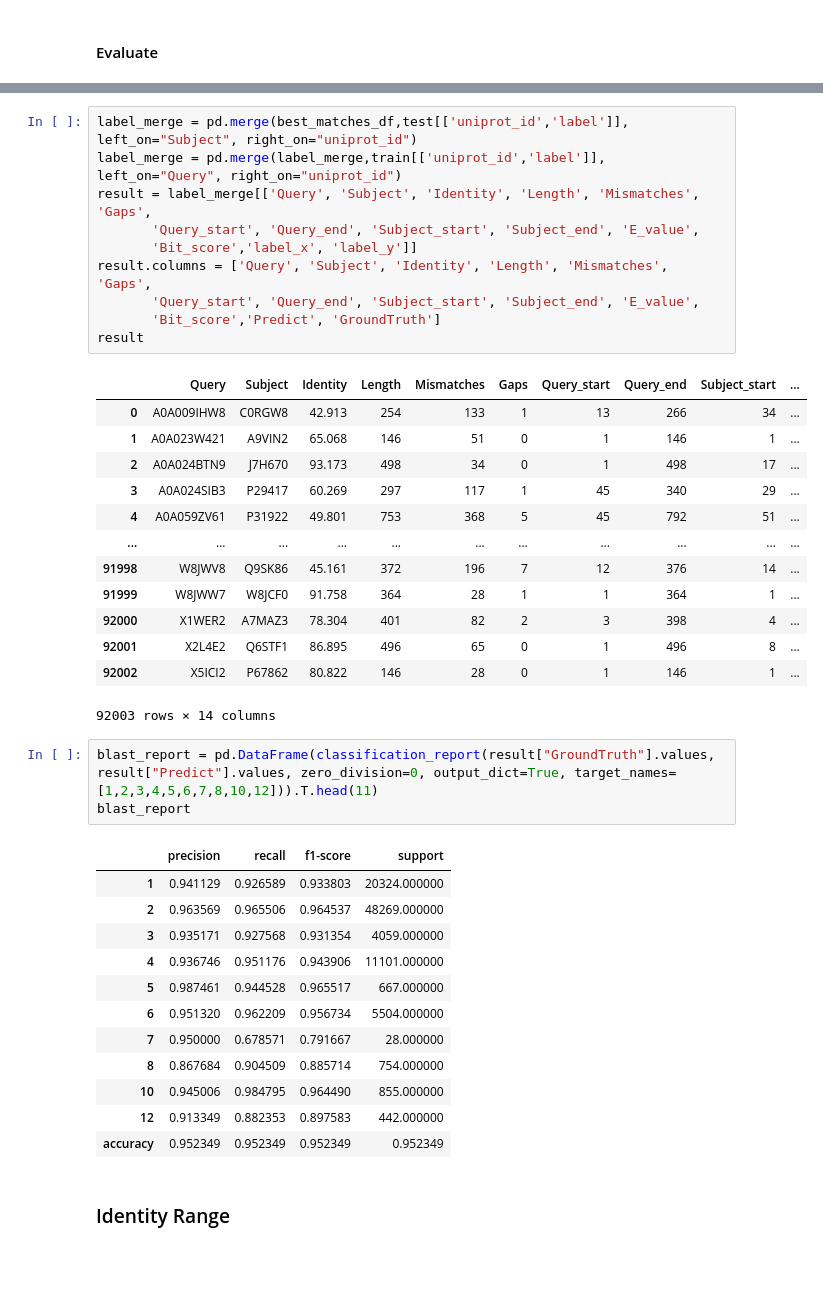
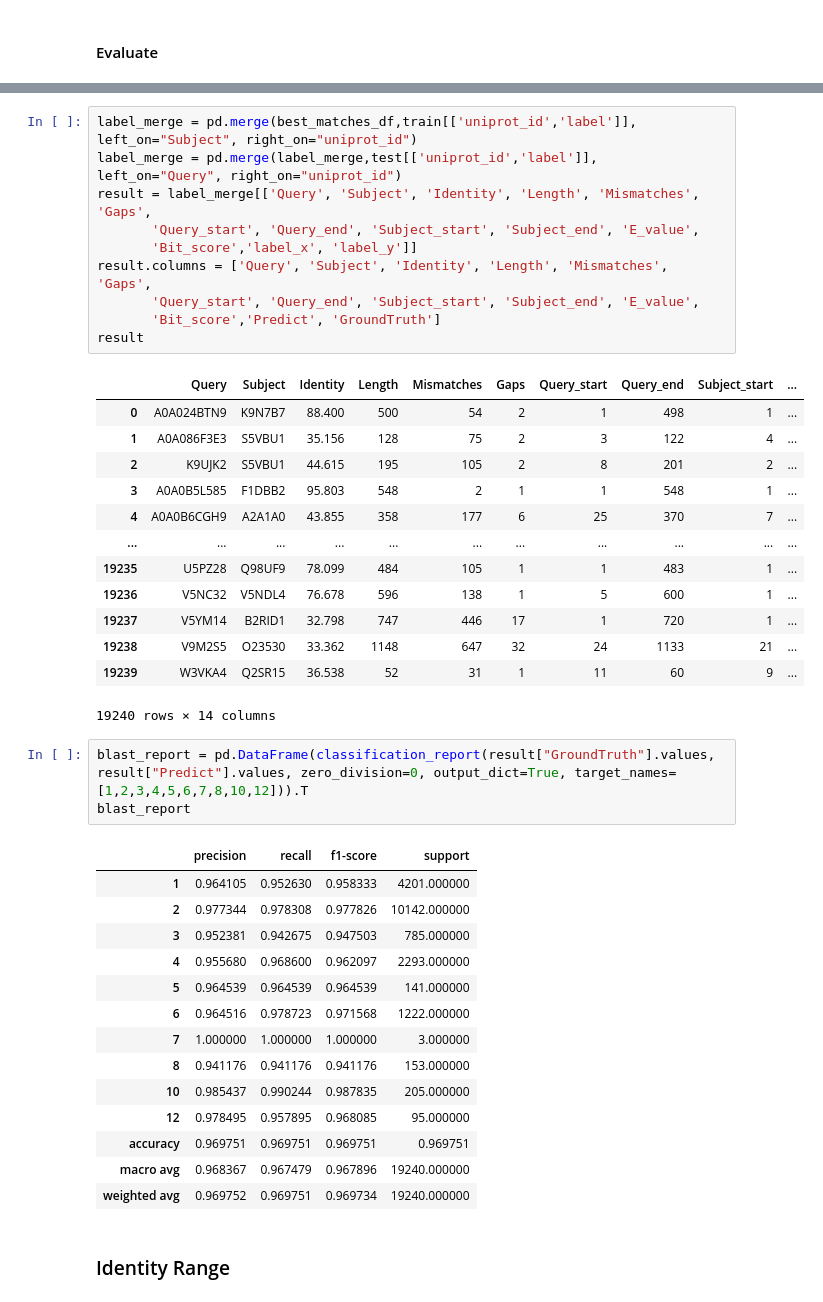
Before and after one commit to tibbdc/DeepSub, a Jupyter notebook: 04_Blastp.ipynb, the cells around one changed output, grey strips where cells are left out. Cells and saved outputs as stored; diff of their text form; blank space fills up the shorter version.

Commit message:
update blastp

```diff
--- a/04_Blastp.ipynb
+++ b/04_Blastp.ipynb
@@ -103,43 +125,45 @@ best_matches_df
 # %%
-label_merge = pd.merge(best_matches_df,test[['uniprot_id','label']], left_on="Subject", right_on="uniprot_id")
-label_merge = pd.merge(label_merge,train[['uniprot_id','label']], left_on="Query", right_on="uniprot_id")
+label_merge = pd.merge(best_matches_df,train[['uniprot_id','label']], left_on="Subject", right_on="uniprot_id")
+label_merge = pd.merge(label_merge,test[['uniprot_id','label']], left_on="Query", right_on="uniprot_id")
 result = label_merge[['Query', 'Subject', 'Identity', 'Length', 'Mismatches', 'Gaps',
        'Query_start', 'Query_end', 'Subject_start', 'Subject_end', 'E_value',
        'Bit_score','label_x', 'label_y']]
 result.columns = ['Query', 'Subject', 'Identity', 'Length', 'Mismatches', 'Gaps',
        'Query_start', 'Query_end', 'Subject_start', 'Subject_end', 'E_value',
        'Bit_score','Predict', 'GroundTruth']
 result
 # %% [output]
 |  | Query | Subject | Identity | Length | Mismatches | Gaps | Query_start | Query_end | Subject_start | ... |
-| 0 | A0A009IHW8 | C0RGW8 | 42.913 | 254 | 133 | 1 | 13 | 266 | 34 | ... |
-| 1 | A0A023W421 | A9VIN2 | 65.068 | 146 | 51 | 0 | 1 | 146 | 1 | ... |
-| 2 | A0A024BTN9 | J7H670 | 93.173 | 498 | 34 | 0 | 1 | 498 | 17 | ... |
-| 3 | A0A024SIB3 | P29417 | 60.269 | 297 | 117 | 1 | 45 | 340 | 29 | ... |
-| 4 | A0A059ZV61 | P31922 | 49.801 | 753 | 368 | 5 | 45 | 792 | 51 | ... |
+| 0 | A0A024BTN9 | K9N7B7 | 88.400 | 500 | 54 | 2 | 1 | 498 | 1 | ... |
+| 1 | A0A086F3E3 | S5VBU1 | 35.156 | 128 | 75 | 2 | 3 | 122 | 4 | ... |
+| 2 | K9UJK2 | S5VBU1 | 44.615 | 195 | 105 | 2 | 8 | 201 | 2 | ... |
+| 3 | A0A0B5L585 | F1DBB2 | 95.803 | 548 | 2 | 1 | 1 | 548 | 1 | ... |
+| 4 | A0A0B6CGH9 | A2A1A0 | 43.855 | 358 | 177 | 6 | 25 | 370 | 7 | ... |
 | ... | ... | ... | ... | ... | ... | ... | ... | ... | ... | ... |
-| 91998 | W8JWV8 | Q9SK86 | 45.161 | 372 | 196 | 7 | 12 | 376 | 14 | ... |
-| 91999 | W8JWW7 | W8JCF0 | 91.758 | 364 | 28 | 1 | 1 | 364 | 1 | ... |
-| 92000 | X1WER2 | A7MAZ3 | 78.304 | 401 | 82 | 2 | 3 | 398 | 4 | ... |
-| 92001 | X2L4E2 | Q6STF1 | 86.895 | 496 | 65 | 0 | 1 | 496 | 8 | ... |
-| 92002 | X5ICI2 | P67862 | 80.822 | 146 | 28 | 0 | 1 | 146 | 1 | ... |
+| 19235 | U5PZ28 | Q98UF9 | 78.099 | 484 | 105 | 1 | 1 | 483 | 1 | ... |
+| 19236 | V5NC32 | V5NDL4 | 76.678 | 596 | 138 | 1 | 5 | 600 | 1 | ... |
+| 19237 | V5YM14 | B2RID1 | 32.798 | 747 | 446 | 17 | 1 | 720 | 1 | ... |
+| 19238 | V9M2S5 | O23530 | 33.362 | 1148 | 647 | 32 | 24 | 1133 | 21 | ... |
+| 19239 | W3VKA4 | Q2SR15 | 36.538 | 52 | 31 | 1 | 11 | 60 | 9 | ... |
-92003 rows × 14 columns
+19240 rows × 14 columns
 # %%
-blast_report = pd.DataFrame(classification_report(result["GroundTruth"].values, result["Predict"].values, zero_division=0, output_dict=True, target_names=[1,2,3,4,5,6,7,8,10,12])).T.head(11)
+blast_report = pd.DataFrame(classification_report(result["GroundTruth"].values, result["Predict"].values, zero_division=0, output_dict=True, target_names=[1,2,3,4,5,6,7,8,10,12])).T
 blast_report
 # %% [output]
 |  | precision | recall | f1-score | support |
-| 1 | 0.941129 | 0.926589 | 0.933803 | 20324.000000 |
-| 2 | 0.963569 | 0.965506 | 0.964537 | 48269.000000 |
-| 3 | 0.935171 | 0.927568 | 0.931354 | 4059.000000 |
-| 4 | 0.936746 | 0.951176 | 0.943906 | 11101.000000 |
-| 5 | 0.987461 | 0.944528 | 0.965517 | 667.000000 |
-| 6 | 0.951320 | 0.962209 | 0.956734 | 5504.000000 |
-| 7 | 0.950000 | 0.678571 | 0.791667 | 28.000000 |
-| 8 | 0.867684 | 0.904509 | 0.885714 | 754.000000 |
-| 10 | 0.945006 | 0.984795 | 0.964490 | 855.000000 |
-| 12 | 0.913349 | 0.882353 | 0.897583 | 442.000000 |
-| accuracy | 0.952349 | 0.952349 | 0.952349 | 0.952349 |
+| 1 | 0.964105 | 0.952630 | 0.958333 | 4201.000000 |
+| 2 | 0.977344 | 0.978308 | 0.977826 | 10142.000000 |
+| 3 | 0.952381 | 0.942675 | 0.947503 | 785.000000 |
+| 4 | 0.955680 | 0.968600 | 0.962097 | 2293.000000 |
+| 5 | 0.964539 | 0.964539 | 0.964539 | 141.000000 |
+| 6 | 0.964516 | 0.978723 | 0.971568 | 1222.000000 |
+| 7 | 1.000000 | 1.000000 | 1.000000 | 3.000000 |
+| 8 | 0.941176 | 0.941176 | 0.941176 | 153.000000 |
+| 10 | 0.985437 | 0.990244 | 0.987835 | 205.000000 |
+| 12 | 0.978495 | 0.957895 | 0.968085 | 95.000000 |
+| accuracy | 0.969751 | 0.969751 | 0.969751 | 0.969751 |
+| macro avg | 0.968367 | 0.967479 | 0.967896 | 19240.000000 |
+| weighted avg | 0.969752 | 0.969751 | 0.969734 | 19240.000000 |
 # %% [markdown]
 ### Identity Range
 # %%
```
Also changed, not shown: parts of 11 cells of this notebook.
